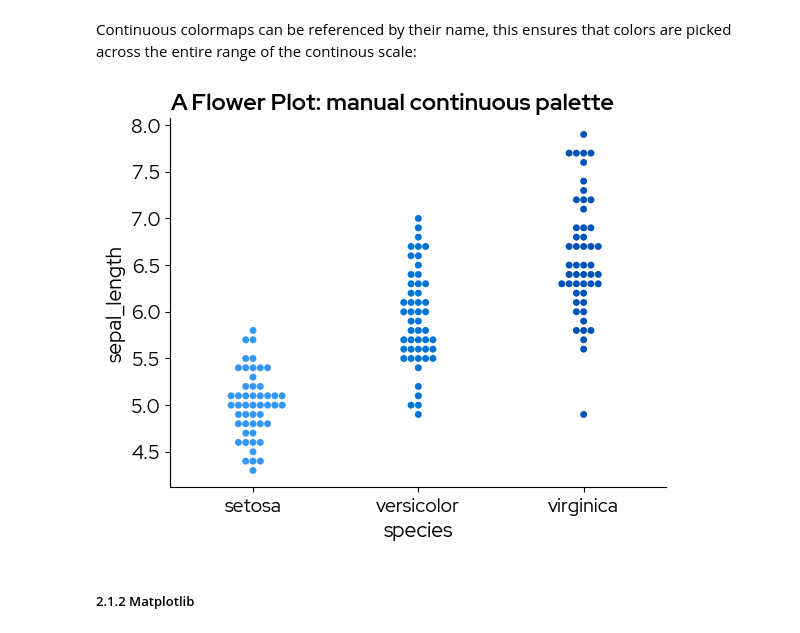
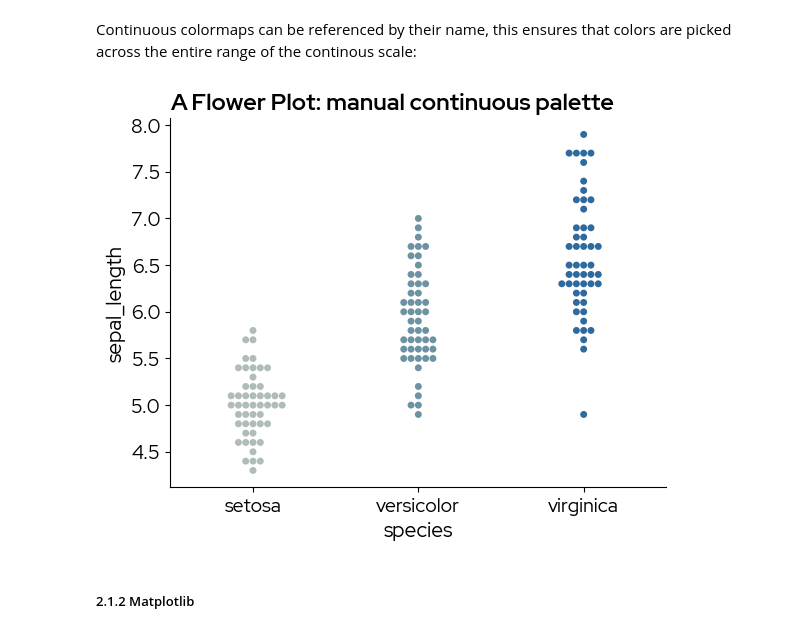
Before and after one commit to lizard-bio/nature-grade-visualization-playground, a Jupyter notebook: BioLizardStylePython/docs/example.ipynb, the cells around one changed output. Cells and saved outputs as stored; diff of their text form; code cells hidden in the pictures.

```diff
--- a/BioLizardStylePython/docs/example.ipynb
+++ b/BioLizardStylePython/docs/example.ipynb
@@ -185,15 +185,15 @@ Continuous colormaps can be referenced by their name, this ensures that colors a
 # %%
 sns.swarmplot(
     x="species",
     y="sepal_length",
     hue="species",
     data=data,
-    palette="biolizard_sequential_pal",
+    palette="biolizard_beige_blue_pal",
 )
 plt.title("A Flower Plot: manual continuous palette")
 plt.show()
 # %% [output]
-[figure, old version]
+[figure, new version]
 # %% [markdown]
 ##### 2.1.2 Matplotlib
 # %% [markdown]
```
Also changed, not shown: parts of 4 cells of this notebook, 1 other file.
